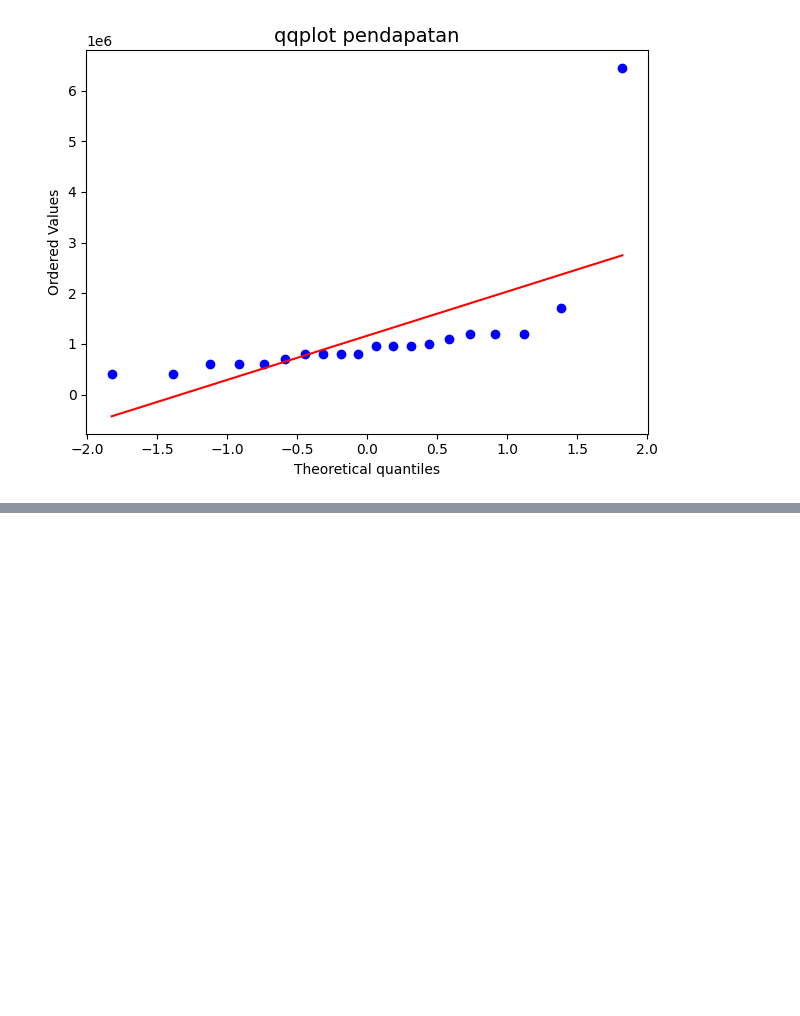
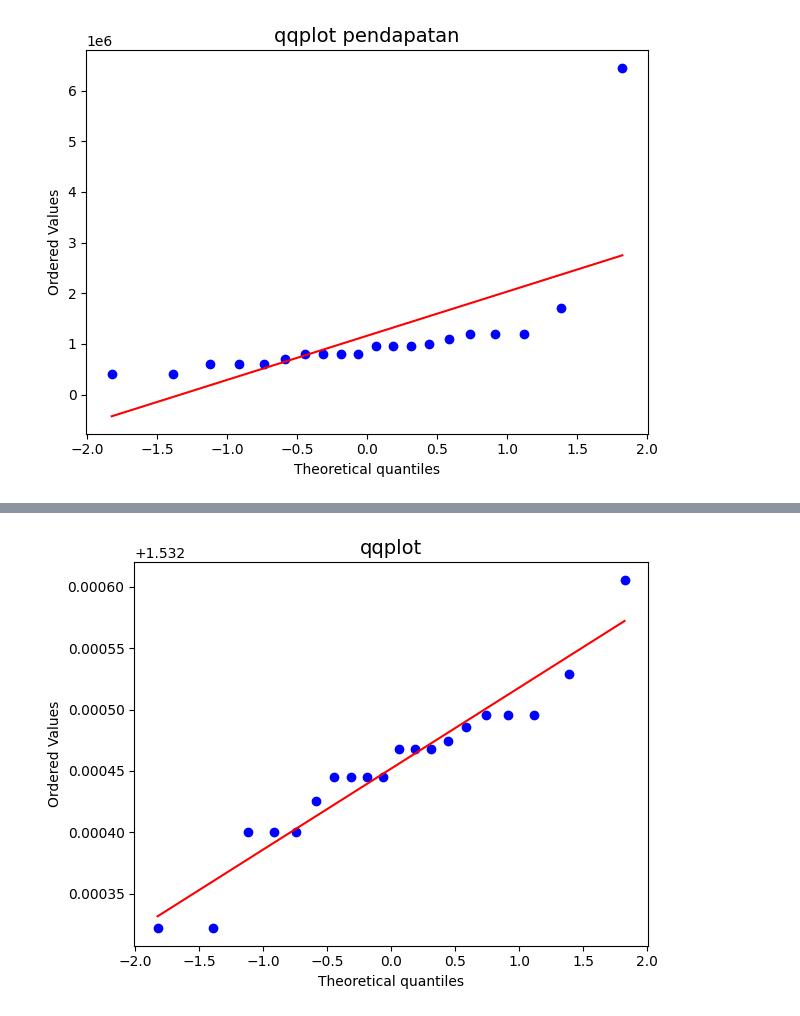
Before and after one commit to andiishak67/DQ-Lab-Python, a Jupyter notebook: Untitled15.ipynb, the cells around one changed output, grey strips where cells are left out. Cells and saved outputs as stored; diff of their text form; code cells hidden in the pictures; blank space fills up the shorter version.

```diff
--- a/Untitled15.ipynb
+++ b/Untitled15.ipynb
@@ -85,0 +101,9 @@ plt.show()
+# %%
+plt.figure()
+
+stats.probplot(hasil, plot=plt)
+plt.title('qqplot', size=14)
+plt.tight_layout()
+plt.show()
+# %% [output]
+[figure, added]
```
Also changed, not shown: parts of 4 cells of this notebook.
